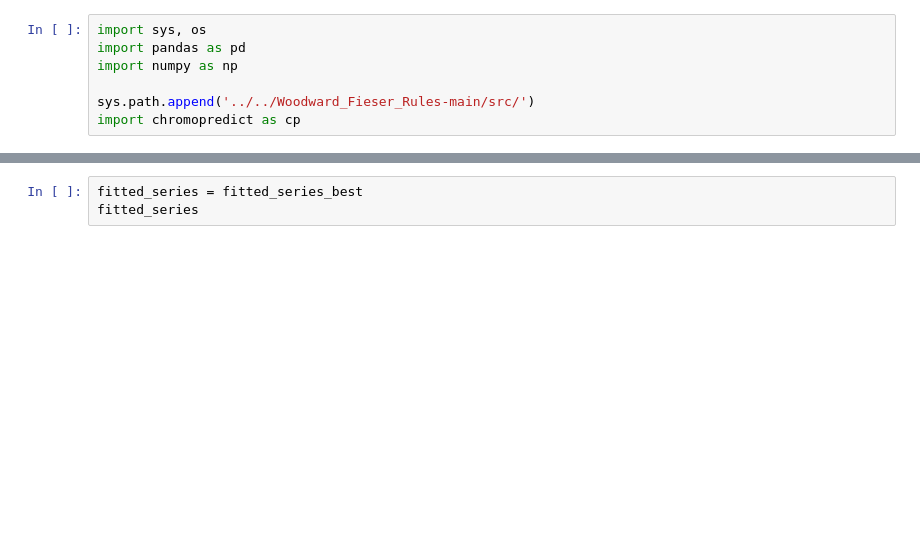
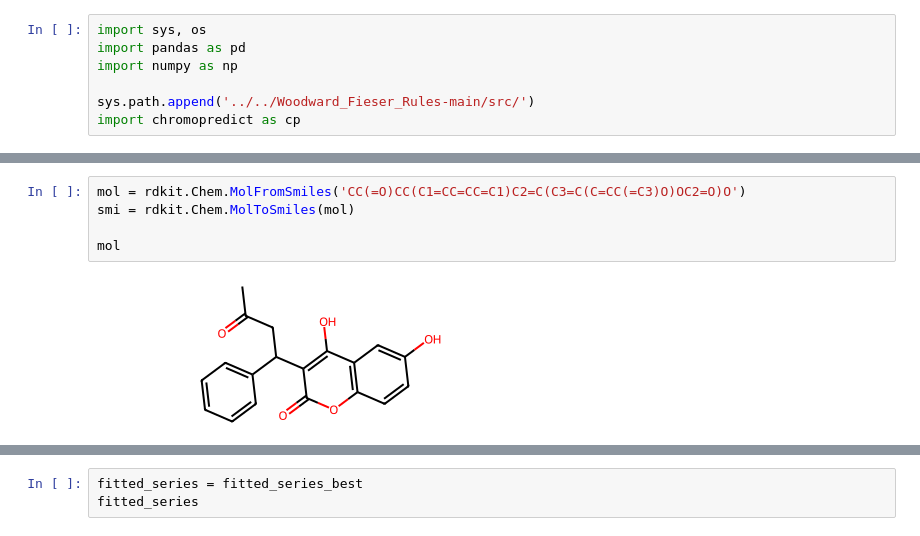
Before and after one commit to CompPhotoChem/ChromoPredict, a Jupyter notebook: examples/coumarines.ipynb, the cells around one changed output, grey strips where cells are left out. Cells and saved outputs as stored; diff of their text form; blank space fills up the shorter version.

```diff
--- a/examples/coumarines.ipynb
+++ b/examples/coumarines.ipynb
@@ -23,0 +56,7 @@ import chromopredict as cp
+# %%
+mol = rdkit.Chem.MolFromSmiles('CC(=O)CC(C1=CC=CC=C1)C2=C(C3=C(C=CC(=C3)O)OC2=O)O')
+smi = rdkit.Chem.MolToSmiles(mol)
+
+mol
+# %% [output]
+[figure, added]
```
Also changed, not shown: parts of 31 cells of this notebook, 1 other file.
